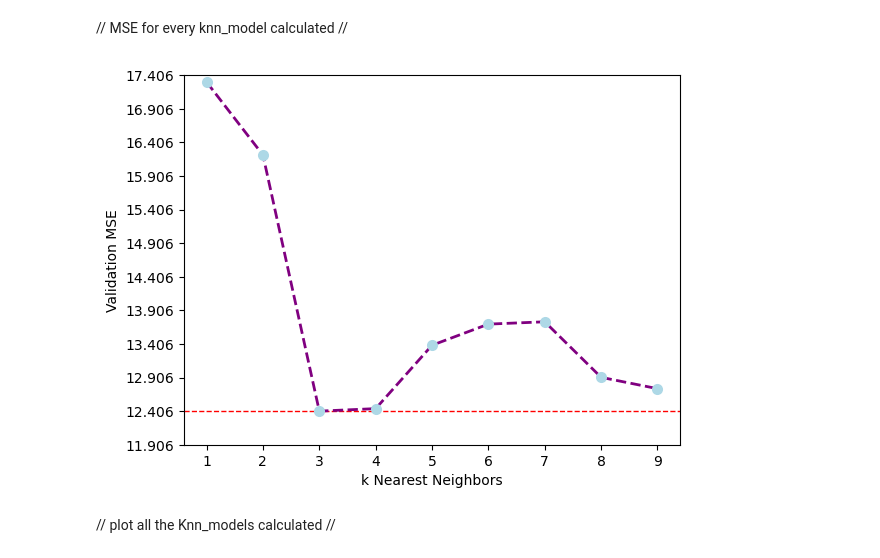
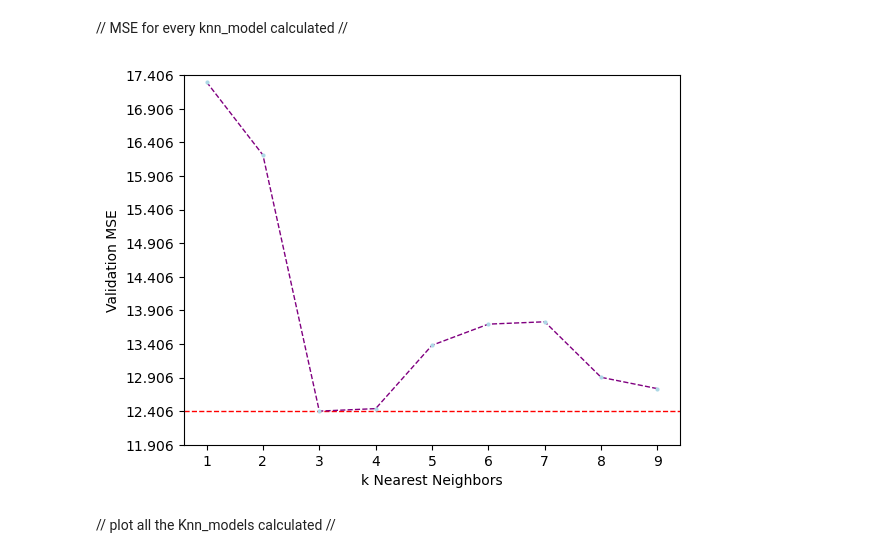
Before and after one commit to lucastcor/Data_Science_and_ML, a Jupyter notebook: Linear_Regression/knn.ipynb, the cells around one changed output. Saved outputs shown, nothing was run; the diff lists cells and outputs as text; code cells hidden in the pictures.

```diff
--- a/Linear_Regression/knn.ipynb
+++ b/Linear_Regression/knn.ipynb
@@ -12,5 +16,5 @@ import seaborn as sns
 # %%
-data_path = Path.home() / "Documents" / "data-science-course"
+data_path = Path.cwd()
 df=pd.read_csv(data_path / "Advertising.csv")
 print(df.head())
 # %% [output]
@@ -23,12 +27,4 @@ print(df.head())
 # %%
 x=df['TV']
 y=df['sales']
-# %%
-def knn_model(x_train, y_train, k, x_grid):
-    y_pred=[]
-    for x in x_grid:
-        distance= np.abs(x_train - x)
-        nearests= np.argsort(distance)[:k]
-        y_pred.append(np.mean(y_train.iloc[nearests]))
-    return np.array(y_pred)
 # %%
@@ -47,4 +47,22 @@ plt.ylabel('sales')
 plt.show()
 # %% [output]
 [figure]
+# %%
+def knn_model(x_train, y_train, k:int, x_test):
+    """
+    Custom implementation of KNN model algorithm.
+    Parameters
+    :param: x_train, Training data for the predictor variable
+    :param: y_train, Training data for the response variable, corresponding to x_train
+    :param: k, the number of neighbors to consider
+    :x_test: x_test, Test data which predictions will be generated
+
+    return y_pred: The outcome corresponding to x_test
+    """
+    y_pred=[]
+    for x in x_test:
+        distance= np.abs(x_train - x)
+        nearests= np.argsort(distance)[:k]
+        y_pred.append(np.mean(y_train.iloc[nearests]))
+    return np.array(y_pred)
 # %%
@@ -94,15 +117,15 @@ print(max(r2.values()))
 # %%
 ymin=min(mse_model.values())
 ymax=max(mse_model.values())
 plt.axhline(ymin, linestyle='--', color='red', marker='none', linewidth=1)
-plt.plot(list(mse_model.keys()), list(mse_model.values()), marker='o', linestyle='--', markerfacecolor='lightblue', markeredgecolor='none', color='purple', markersize='8', linewidth=2)
+plt.plot(list(mse_model.keys()), list(mse_model.values()), marker='o', linestyle='--', markerfacecolor='lightblue', markeredgecolor='none', color='purple', markersize=3, linewidth=1)
 plt.xlabel('k Nearest Neighbors')
 plt.ylabel('Validation MSE')
 plt.ylim((ymin, ymax))
 plt.yticks(np.arange(ymin-0.5, ymax+0.5, 0.5))
 plt.show()
 # %% [output]
-[figure, old version]
+[figure, new version]
 # %% [markdown]
 // plot all the Knn_models calculated //
 # %% [markdown]
```
Also changed, not shown: parts of 5 cells of this notebook.
